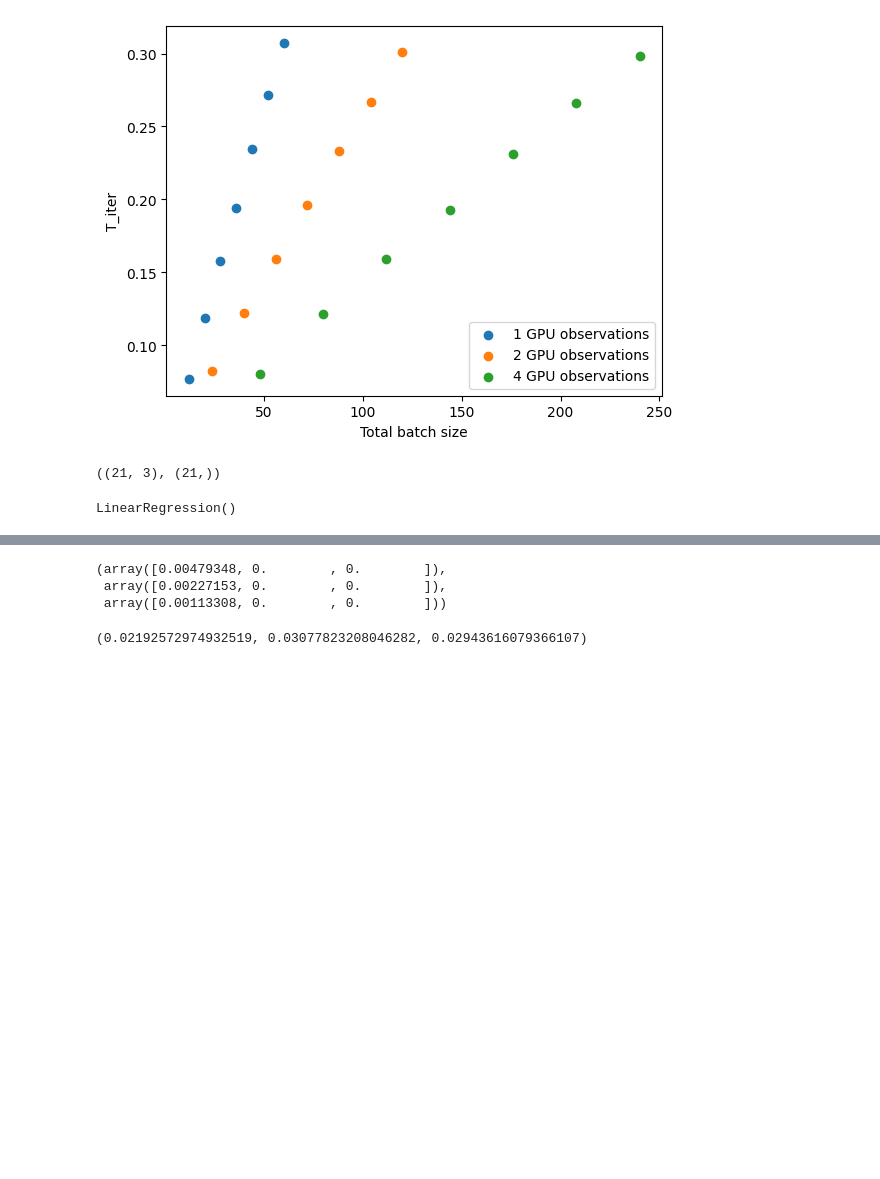
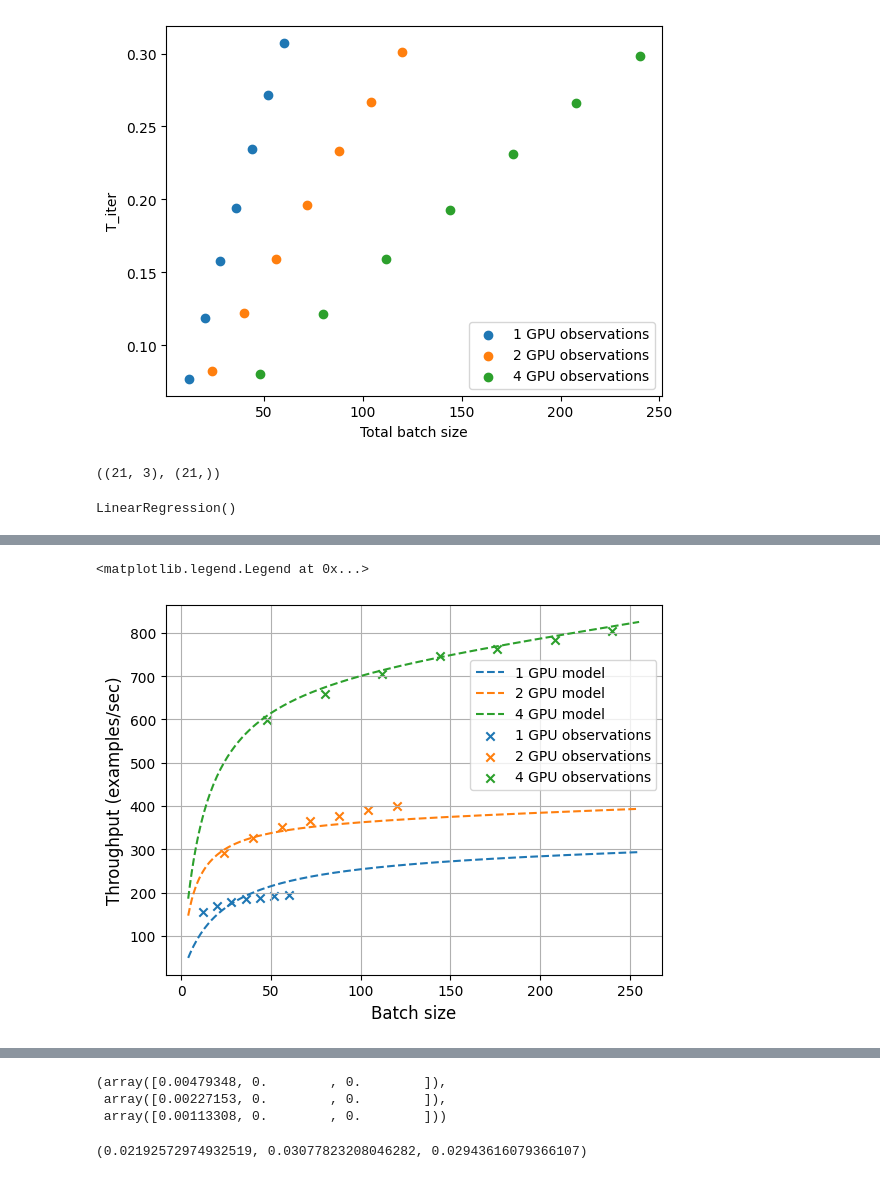
Before and after one commit to Erland366/alpa, a Jupyter notebook: examples/throughput_model_verification/BERT-base/throughput_plots.ipynb, the cells around one changed output, grey strips where cells are left out. Drawn from its saved outputs; the diff is of its cells as text; code cells hidden in the pictures; blank space fills up the shorter version.

```diff
--- a/examples/throughput_model_verification/BERT-base/throughput_plots.ipynb
+++ b/examples/throughput_model_verification/BERT-base/throughput_plots.ipynb
@@ -104,6 +106,8 @@ from sklearn.preprocessing import PolynomialFeatures
 
 poly = PolynomialFeatures(2)
 X_polynomial = poly.fit_transform(X)
-all_bs_configs_1gpu_polynomial = poly.fit_transform(all_bs_configs_1gpu)
-all_bs_configs_2gpu_polynomial = poly.fit_transform(all_bs_configs_2gpu)
-all_bs_configs_4gpu_polynomial = poly.fit_transform(all_bs_configs_4gpu)
+all_bs_configs_1gpu_polynomial = poly.transform(all_bs_configs_1gpu)
+all_bs_configs_2gpu_polynomial = poly.transform(all_bs_configs_2gpu)
+all_bs_configs_4gpu_polynomial = poly.transform(all_bs_configs_4gpu)
+
+all_bs_configs_8gpu_polynomial = poly.transform(all_bs_configs_8gpu)
@@ -151,3 +211,20 @@ plt.legend()
+# %%
+import matplotlib.pyplot as plt
+
+plt.plot(all_bs, throughput_polynomial_1gpu_predictions, label="1 GPU model", linestyle='dashed')
+plt.plot(all_bs, throughput_polynomial_2gpu_predictions, label="2 GPU model", linestyle='dashed')
+plt.plot(all_bs, throughput_polynomial_4gpu_predictions, label="4 GPU model", linestyle='dashed')
+plt.scatter(X_1gpu[:, 0], throughput_1gpu_observations, label="1 GPU observations", marker='x')
+plt.scatter(X_2gpu[:, 0], throughput_2gpu_observations, label="2 GPU observations", marker='x')
+plt.scatter(X_4gpu[:, 0], throughput_4gpu_observations, label="4 GPU observations", marker='x')
+plt.xlabel('Batch size', fontsize=12)
+plt.ylabel('Throughput (examples/sec)', fontsize=12)
+plt.grid()
+plt.legend()
+plt.legend(loc='upper left', bbox_to_anchor=(0.6, 0.87), fontsize=10)
+# %% [output]
+<matplotlib.legend.Legend at 0x...>
+[figure, added]
 # %%
 regressor_1gpu_predictions = regressor_1gpu.predict(all_bs_configs_1gpu)
 regressor_2gpu_predictions = regressor_2gpu.predict(all_bs_configs_2gpu)
```
Also changed, not shown: parts of 10 cells of this notebook, 20 other files.
